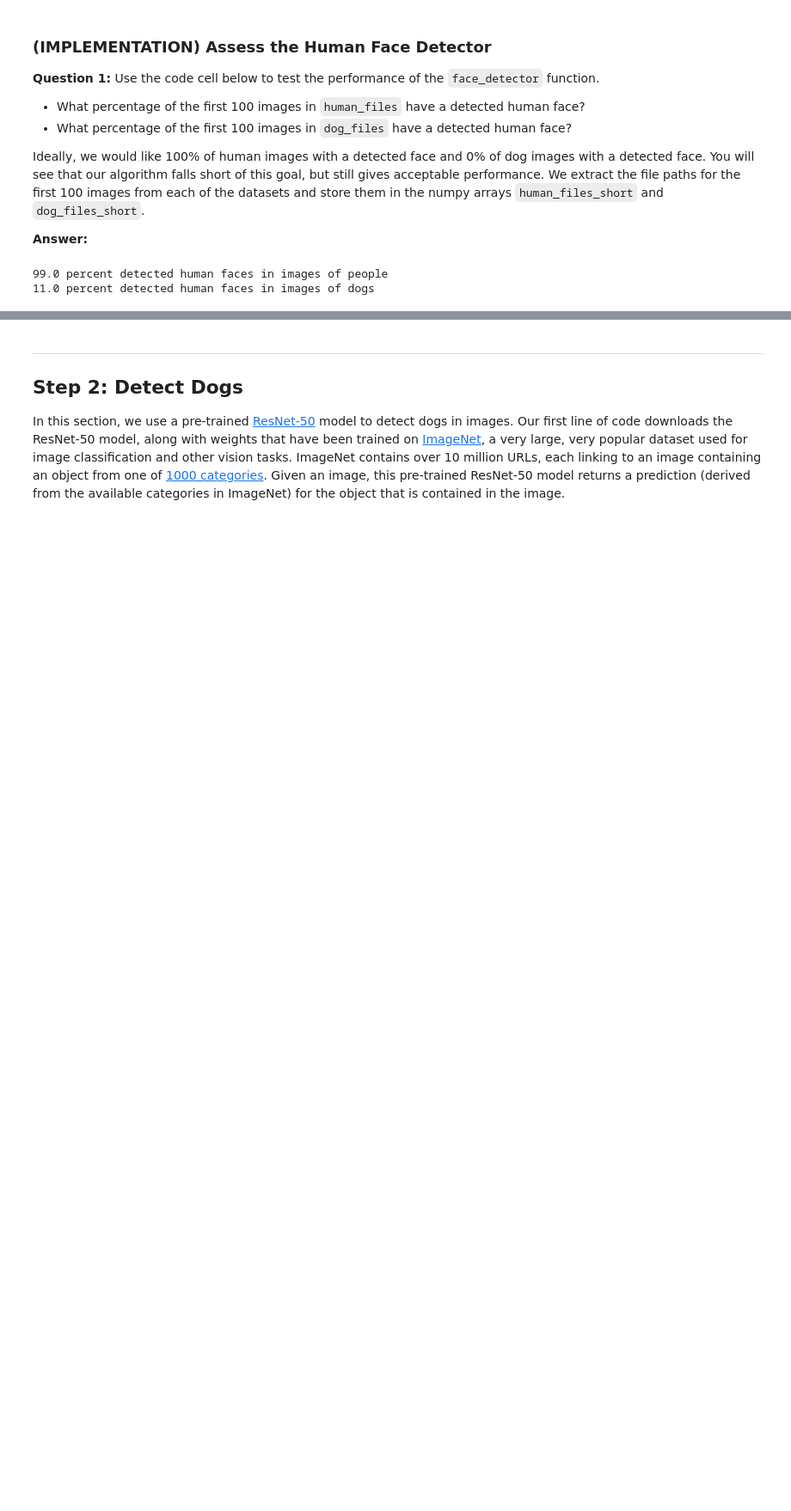
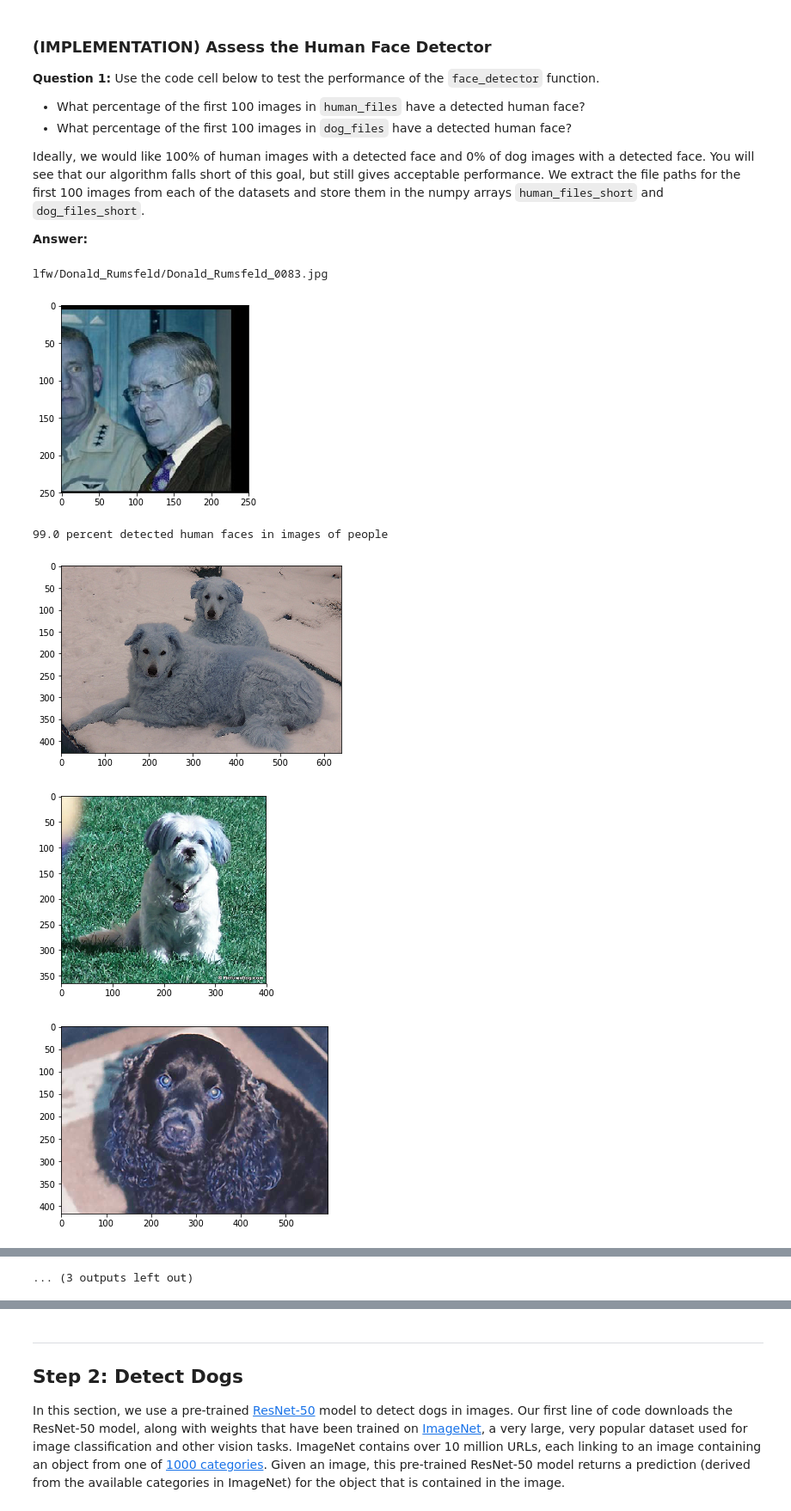
Before and after one commit to ttauruss/aind2-dog-project, a Jupyter notebook: dog_app.ipynb, the cells around one changed output, grey strips where cells are left out. Shown at 86% size. Cells and saved outputs as stored; diff of their text form; code cells hidden in the pictures; blank space fills up the shorter version.

```diff
--- a/dog_app.ipynb
+++ b/dog_app.ipynb
@@ -89,0 +89,36 @@ There are 836 test dog images.
+# %%
+import cv2
+import matplotlib.pyplot as plt
+%matplotlib inline
+from keras.preprocessing.image import ImageDataGenerator, array_to_img, img_to_array, load_img
+import os.path.basename
+
+datagen = ImageDataGenerator(
+        rotation_range=40,
+        width_shift_range=0.2,
+        height_shift_range=0.2,
+        shear_range=0.2,
+        zoom_range=0.2,
+        horizontal_flip=True,
+        fill_mode='nearest')
+
+for f in test_files:
+    print(f)
+    img = load_img(f)
+    x = img_to_array(img)
+    x = x.reshape((1,) + x.shape)
+
+    i = 0
+    for batch in datagen.flow(x, batch_size=1, save_to_dir='preview', save_prefix='gen', save_format='jpg'):
+        i += 1
+        if i > 3:
+            break
+
+# gen_files = glob('preview/*')
+# fig = plt.figure()
+# for i, f in enumerate(gen_files):
+#     a = fig.add_subplot(1, len(gen_files), i+1)
+#     img = cv2.imread(f)
+#     plt.imshow(img)
+#     plt.axis('off')
+# plt.show()
@@ -172,20 +225,32 @@ __Answer:__
 # %%
 human_files_short = human_files[:100]
 dog_files_short = train_files[:100]
 # Do NOT modify the code above this line.
 
 ## TODO: Test the performance of the face_detector algorithm
 ## on the images in human_files_short and dog_files_short.
 cnt = 0
 for f in human_files_short:
     if face_detector(f):
         cnt += 1
+    else:
+        print(f)
+        img = cv2.imread(f)
+        plt.imshow(img)
+        plt.show()
 print('{} percent detected human faces in images of people'.format((100.0*cnt)/100.0))
 cnt = 0
 for f in dog_files_short:
     if face_detector(f):
         cnt += 1
+        img = cv2.imread(f)
+        plt.imshow(img)
+        plt.show()
 print('{} percent detected human faces in images of dogs'.format((100.0*cnt)/100.0))
 # %% [output]
-99.0 percent detected human faces in images of people
-11.0 percent detected human faces in images of dogs
+lfw/Donald_Rumsfeld/Donald_Rumsfeld_0083.jpg
+[figure, added]
+99.0 percent detected human faces in images of people
+[figure, added]
+[figure, added]
+[figure, added]
@@ -192,3 +263,4 @@ print('{} percent detected human faces in images of dogs'.format((100.0*cnt)/100
+... (3 outputs left out)
 # %% [markdown]
 __Question 2:__ This algorithmic choice necessitates that we communicate to the user that we accept human images only when they provide a clear view of a face (otherwise, we risk having unneccessarily frustrated users!). In your opinion, is this a reasonable expectation to pose on the user? If not, can you think of a way to detect humans in images that does not necessitate an image with a clearly presented face?
 
```
Also changed, not shown: parts of 15 cells of this notebook, 2 other files.
